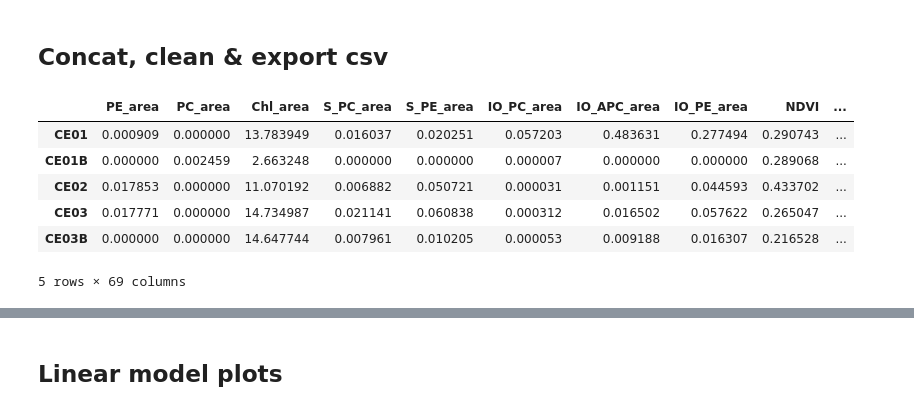
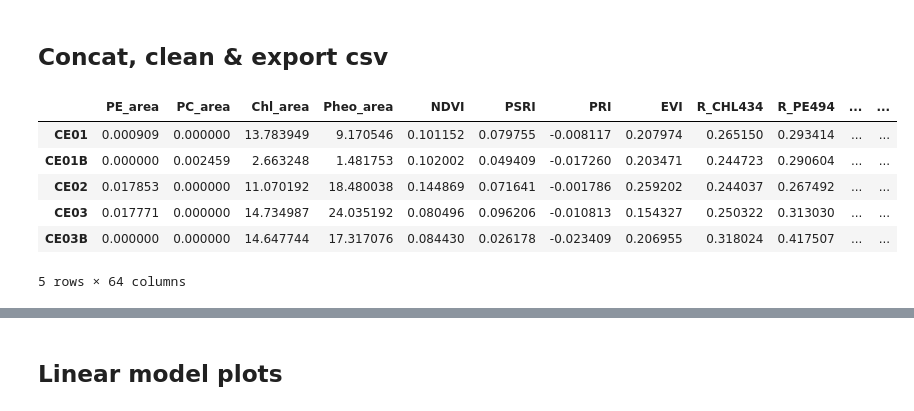
Before and after one commit to jcmontesherrera/Coralline-Algae-VIS-Spectra, a Jupyter notebook: notebooks/Correlation&LinearModels.ipynb, the cells around one changed output, grey strips where cells are left out. Drawn from its saved outputs; the diff is of its cells as text; code cells hidden in the pictures.

```diff
--- a/notebooks/Correlation&LinearModels.ipynb
+++ b/notebooks/Correlation&LinearModels.ipynb
@@ -22,8 +19,9 @@ import seaborn as sns
 # %%
 PATH = Path(r"C:\Users\jcmontes\OneDrive - University of Tasmania\01_Projects_Drive\Imaging_spectroscopy\Phenotyping_macroalgae\results")
 # %%
-# Pigment dataframe
+# Pigment dataframe, clean
 pigment_df = pd.read_csv(PATH / "pigment-mg-mm.csv", index_col=0)
-pigment_df.rename({'CE01A':'CE01'}, axis=1, inplace=True)
-pigment_df
+
+print(pigment_df.shape)
+pigment_df.head()
 # %% [output]
@@ -61,16 +47,15 @@ pigment_df
 # %% [markdown]
 ## Concat, clean & export csv
 # %%
-df_merged = pd.concat([pigment_df.T, spectral_indices.T], axis=1)
-# CE01 had an erroneous measurement in the Spectrophotometer, might need to drop
-# CE05 had a low amount of CCA cover, so no validation available
-df_merged.drop(['CE05'], axis=0, inplace=True)
-df_merged.head()
+samples_df = pd.concat([pigment_df.T, spectral_indices.T], axis=1)
+# CE05 had a low amount of CCA cover, so no validation available, notice how Pandas dont concat columns that are not in both dataframes
+samples_df.drop(['CE05'], axis=0, inplace=True)
+samples_df.head()
 # %% [output]
-|  | PE_area | PC_area | Chl_area | S_PC_area | S_PE_area | IO_PC_area | IO_APC_area | IO_PE_area | NDVI | ... |
-| CE01 | 0.000909 | 0.000000 | 13.783949 | 0.016037 | 0.020251 | 0.057203 | 0.483631 | 0.277494 | 0.290743 | ... |
-| CE01B | 0.000000 | 0.002459 | 2.663248 | 0.000000 | 0.000000 | 0.000007 | 0.000000 | 0.000000 | 0.289068 | ... |
-| CE02 | 0.017853 | 0.000000 | 11.070192 | 0.006882 | 0.050721 | 0.000031 | 0.001151 | 0.044593 | 0.433702 | ... |
-| CE03 | 0.017771 | 0.000000 | 14.734987 | 0.021141 | 0.060838 | 0.000312 | 0.016502 | 0.057622 | 0.265047 | ... |
-| CE03B | 0.000000 | 0.000000 | 14.647744 | 0.007961 | 0.010205 | 0.000053 | 0.009188 | 0.016307 | 0.216528 | ... |
+|  | PE_area | PC_area | Chl_area | Pheo_area | NDVI | PSRI | PRI | EVI | R_CHL434 | R_PE494 | ... | ... |
+| CE01 | 0.000909 | 0.000000 | 13.783949 | 9.170546 | 0.101152 | 0.079755 | -0.008117 | 0.207974 | 0.265150 | 0.293414 | ... | ... |
+| CE01B | 0.000000 | 0.002459 | 2.663248 | 1.481753 | 0.102002 | 0.049409 | -0.017260 | 0.203471 | 0.244723 | 0.290604 | ... | ... |
+| CE02 | 0.017853 | 0.000000 | 11.070192 | 18.480038 | 0.144869 | 0.071641 | -0.001786 | 0.259202 | 0.244037 | 0.267492 | ... | ... |
+| CE03 | 0.017771 | 0.000000 | 14.734987 | 24.035192 | 0.080496 | 0.096206 | -0.010813 | 0.154327 | 0.250322 | 0.313030 | ... | ... |
+| CE03B | 0.000000 | 0.000000 | 14.647744 | 17.317076 | 0.084430 | 0.026178 | -0.023409 | 0.206955 | 0.318024 | 0.417507 | ... | ... |
-5 rows × 69 columns
+5 rows × 64 columns
```
Also changed, not shown: parts of 84 cells of this notebook, 5 other files.
